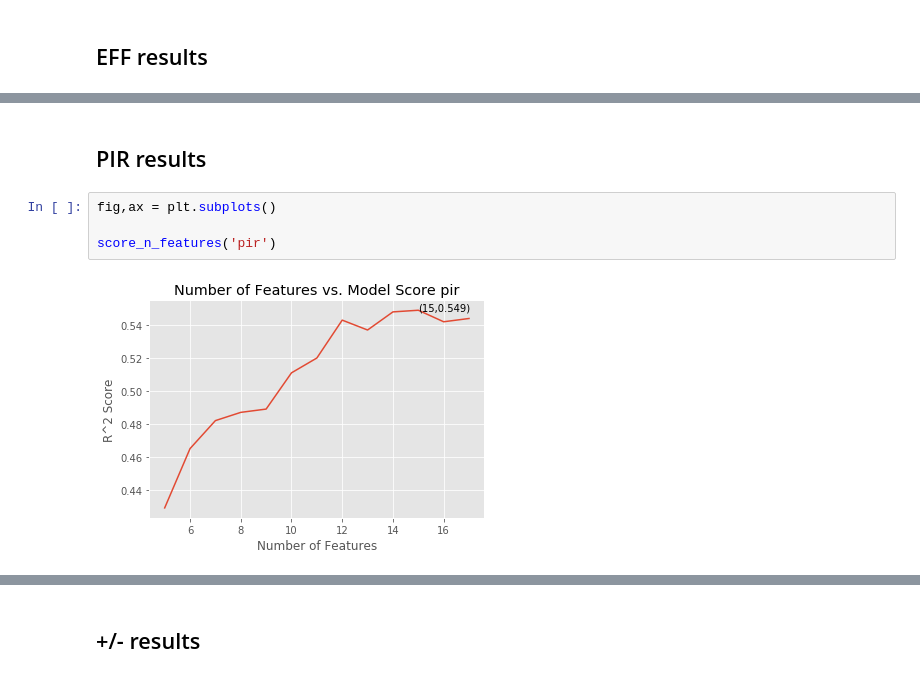
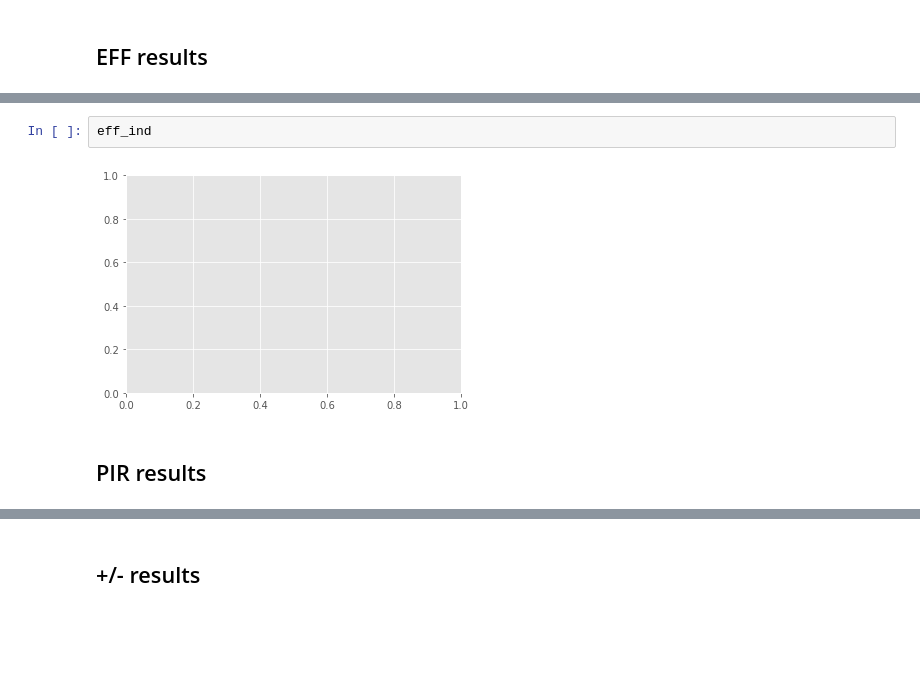
Before and after one commit to jangelchik/basketball_efficiency, a Jupyter notebook: data_and_plots.ipynb, the cells around one changed output, grey strips where cells are left out. Cells and saved outputs as stored; diff of their text form; blank space fills up the shorter version.

```diff
--- a/data_and_plots.ipynb
+++ b/data_and_plots.ipynb
@@ -718,8 +717,6 @@ score_n_features('eff')
+# %%
+eff_ind
+# %% [output]
+[figure, added]
 # %% [markdown]
 ## PIR results
-# %%
-fig,ax = plt.subplots()
-
-score_n_features('pir')
-# %% [output]
-[figure, removed]
```
Also changed, not shown: parts of 35 cells of this notebook.
